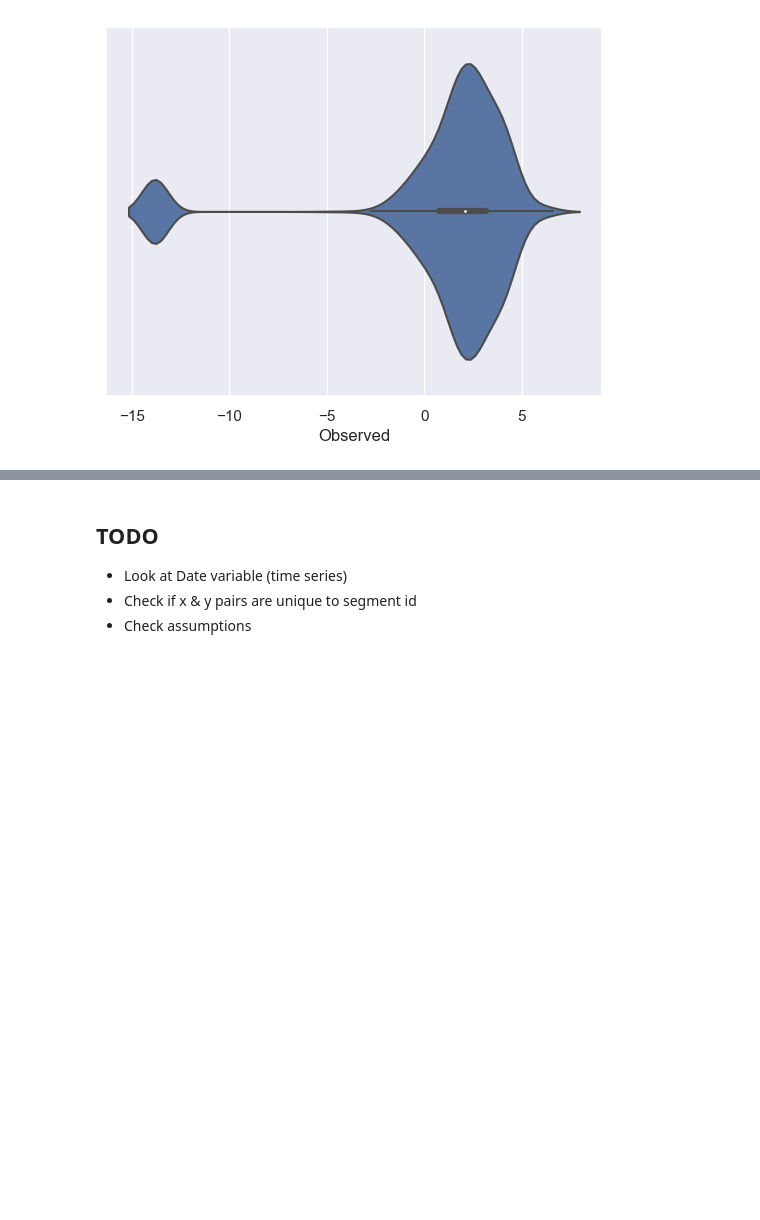
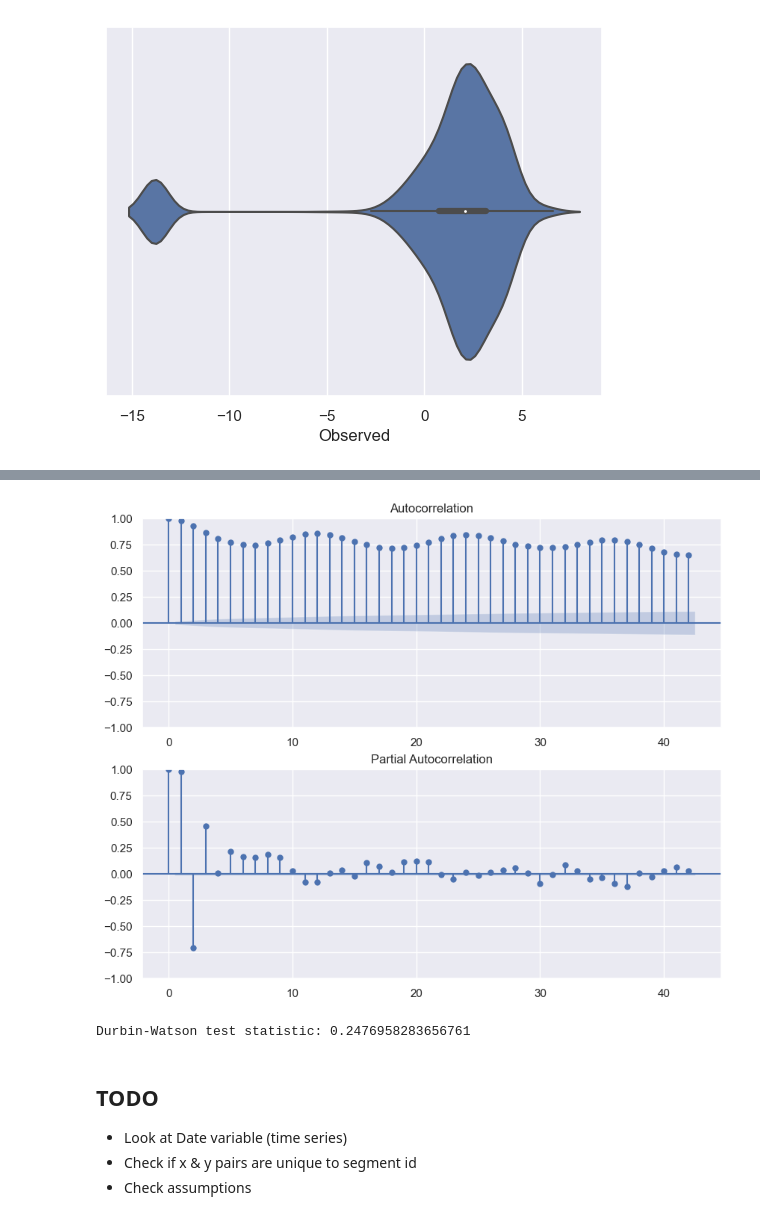
Before and after one commit to sethbeckett/cs6830_project6, a Jupyter notebook: seth_eda.ipynb, the cells around one changed output, grey strips where cells are left out. Cells and saved outputs as stored; diff of their text form; code cells hidden in the pictures; blank space fills up the shorter version.

```diff
--- a/seth_eda.ipynb
+++ b/seth_eda.ipynb
@@ -97,3 +140,31 @@ sns.pairplot(X_numerical)
+# %%
+# df = hydro
+# Set date as the index
+# df.set_index('Date', inplace=True)
+
+# Check the autocorrelation of the target variable
+# plot_acf(df['Observed'], lags=24)
+# plt.show()
+
+fig, axes = plt.subplots(2, 1, figsize=(10,8))
+plot_acf(df['Observed'], ax=axes[0])
+plot_pacf(df['Observed'], ax=axes[1])
+plt.show()
+
+# Fit the linear regression model without lag features
+X = df.drop('Observed', axis=1)
+y = df['Observed']
+model = sm.OLS(y, sm.add_constant(X)).fit()
+
+# Check for autocorrelation in the residuals using the Durbin-Watson test
+dw = sm.stats.stattools.durbin_watson(model.resid)
+print(f'Durbin-Watson test statistic: {dw}')
+
+# if the Durbin-Watson test statistic is less than 2, it indicates positive autocorrelation in the residuals
+# and suggests the need to include lag features in the model.
+# %% [output]
+[figure, added]
+Durbin-Watson test statistic: 0.2476958283656761
 # %% [markdown]
 ## TODO
 * Look at Date variable (time series)
```
Also changed, not shown: parts of 8 cells of this notebook.
